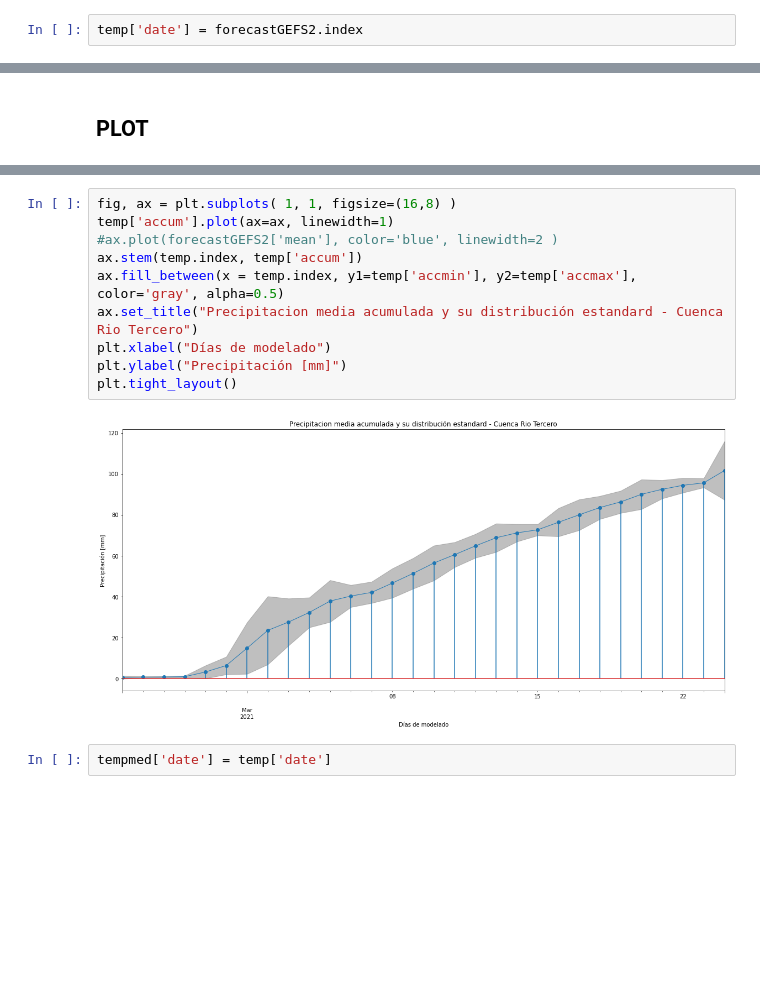
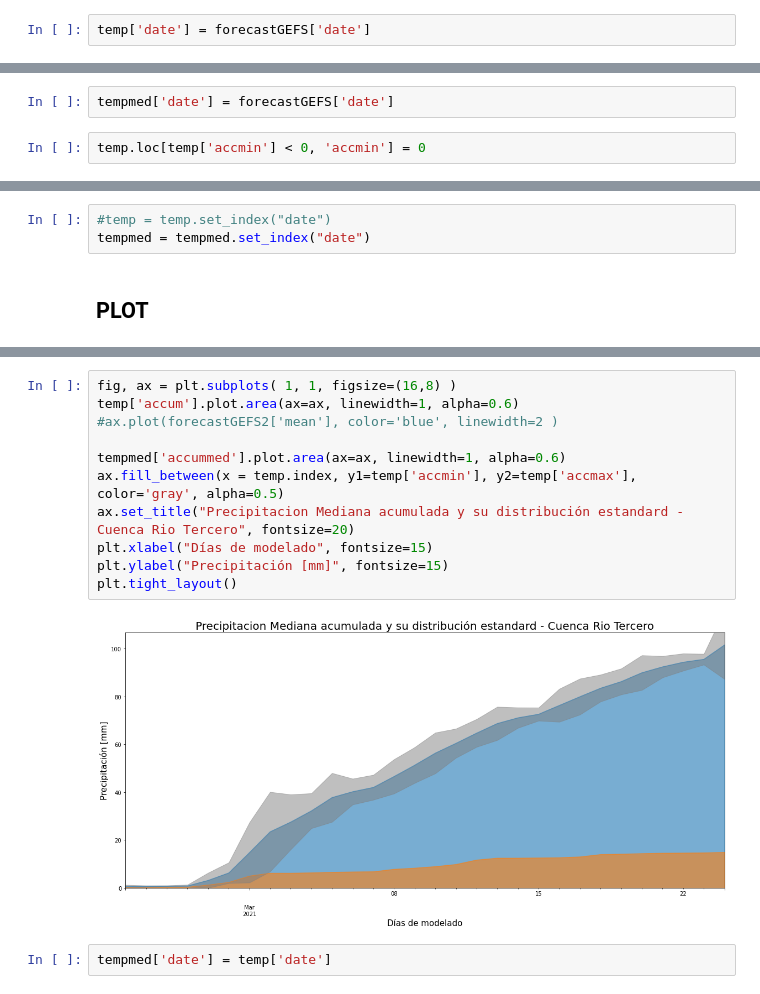
Before and after one commit to OHMC/gfsRaster, a Jupyter notebook: notebooks/Pronostico Mensual.ipynb, the cells around one changed output, grey strips where cells are left out. Drawn from its saved outputs; the diff is of its cells as text; blank space fills up the shorter version.

Commit message:
graphs to publish

```diff
--- a/notebooks/Pronostico Mensual.ipynb
+++ b/notebooks/Pronostico Mensual.ipynb
@@ -252,4 +237,4 @@ for key, item in forecastGEFS2.iterrows():
 temp['accmin'] = temp['accum'] - forecastGEFS2['std']
 temp['accmax'] = temp['accum'] + forecastGEFS2['std']
 # %%
-temp['date'] = forecastGEFS2.index
+temp['date'] = forecastGEFS['date']
@@ -258,3 +241,7 @@ ValueError: Length of values (30) does not match length of index (1)
+# %%
+tempmed['date'] = forecastGEFS['date']
+# %%
+temp.loc[temp['accmin'] < 0, 'accmin'] = 0
 # %%
 temp
 # %% [output]
@@ -265,3 +268,6 @@ temp = temp.set_index("date")
+# %%
+#temp = temp.set_index("date")
+tempmed = tempmed.set_index("date")
 # %% [markdown]
 ## PLOT
 # %%
@@ -294,15 +301,16 @@ plt.tight_layout()
 # %%
 fig, ax = plt.subplots( 1, 1, figsize=(16,8) )
-temp['accum'].plot(ax=ax, linewidth=1)
+temp['accum'].plot.area(ax=ax, linewidth=1, alpha=0.6)
 #ax.plot(forecastGEFS2['mean'], color='blue', linewidth=2 )
-ax.stem(temp.index, temp['accum'])
+
+tempmed['accummed'].plot.area(ax=ax, linewidth=1, alpha=0.6)
 ax.fill_between(x = temp.index, y1=temp['accmin'], y2=temp['accmax'], color='gray', alpha=0.5)
-ax.set_title("Precipitacion media acumulada y su distribución estandard - Cuenca Rio Tercero")
-plt.xlabel("Días de modelado")
-plt.ylabel("Precipitación [mm]")
+ax.set_title("Precipitacion Mediana acumulada y su distribución estandard - Cuenca Rio Tercero", fontsize=20)
+plt.xlabel("Días de modelado", fontsize=15)
+plt.ylabel("Precipitación [mm]", fontsize=15)
 plt.tight_layout()
 # %% [output]
-[figure, old version]
+[figure, new version]
 # %%
 tempmed['date'] = temp['date']
 # %%
```
Also changed, not shown: parts of 16 cells of this notebook.
